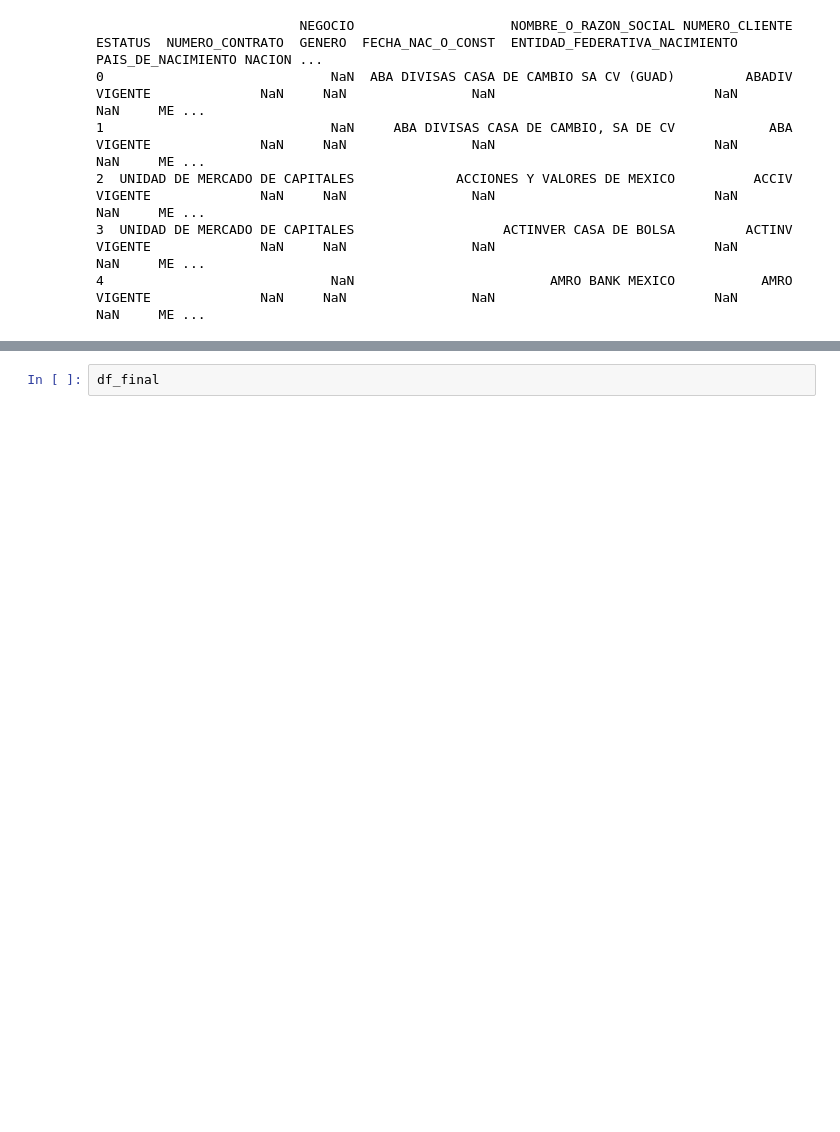
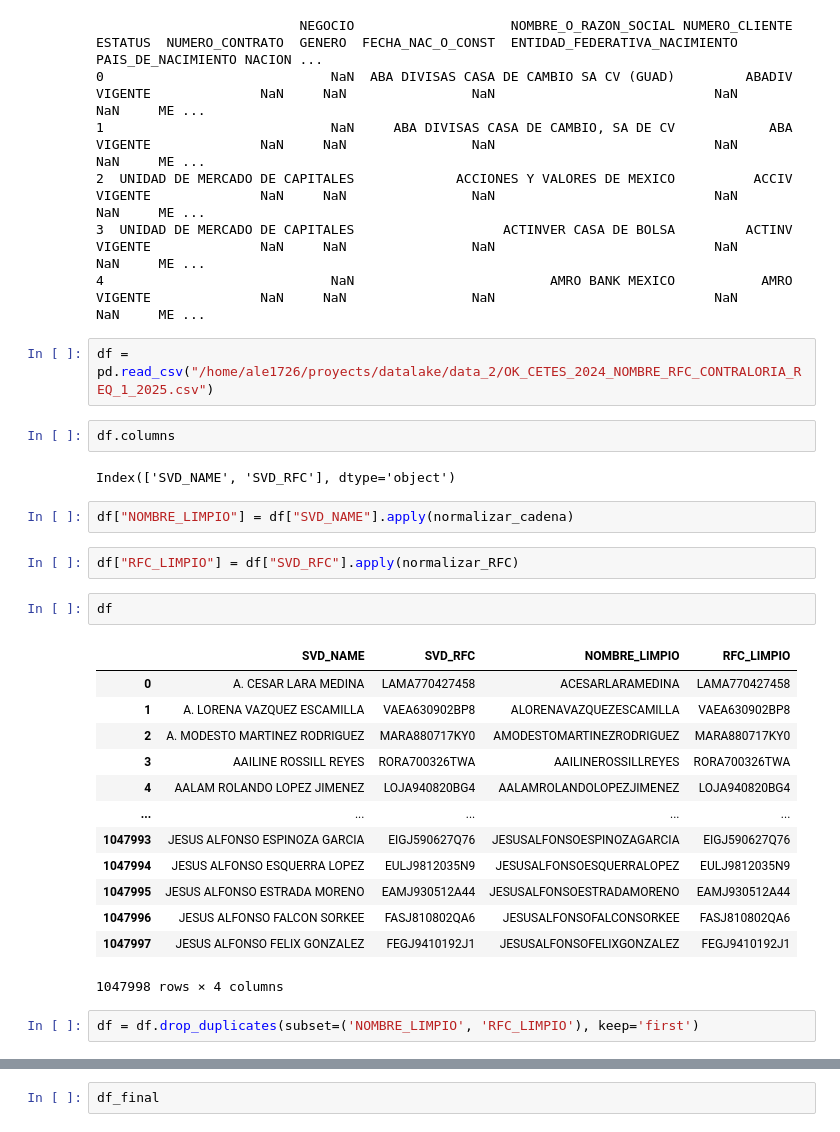
Before and after one commit to Ale1726/clientes_eda, a Jupyter notebook: tab_final.ipynb, the cells around one changed output, grey strips where cells are left out. Saved outputs shown, nothing was run; the diff lists cells and outputs as text; blank space fills up the shorter version.

```diff
--- a/tab_final.ipynb
+++ b/tab_final.ipynb
@@ -120,3 +120,31 @@ df_final = union_tablas_clientes(dataframes, "NOMBRE_O_RAZON_SOCIAL", "NUMERO_CL
 2  UNIDAD DE MERCADO DE CAPITALES             ACCIONES Y VALORES DE MEXICO          ACCIV  VIGENTE              NaN     NaN                NaN                            NaN                 NaN     ME ...
 3  UNIDAD DE MERCADO DE CAPITALES                   ACTINVER CASA DE BOLSA         ACTINV  VIGENTE              NaN     NaN                NaN                            NaN                 NaN     ME ...
 4                             NaN                         AMRO BANK MEXICO           AMRO  VIGENTE              NaN     NaN                NaN                            NaN                 NaN     ME ...
+# %%
+df = pd.read_csv("/home/ale1726/proyects/datalake/data_2/OK_CETES_2024_NOMBRE_RFC_CONTRALORIA_REQ_1_2025.csv")
+# %%
+df.columns
+# %% [output]
+Index(['SVD_NAME', 'SVD_RFC'], dtype='object')
+# %%
+df["NOMBRE_LIMPIO"] = df["SVD_NAME"].apply(normalizar_cadena)
+# %%
+df["RFC_LIMPIO"] = df["SVD_RFC"].apply(normalizar_RFC)
+# %%
+df
+# %% [output]
+|  | SVD_NAME | SVD_RFC | NOMBRE_LIMPIO | RFC_LIMPIO |
+| 0 | A. CESAR LARA MEDINA | LAMA770427458 | ACESARLARAMEDINA | LAMA770427458 |
+| 1 | A. LORENA VAZQUEZ ESCAMILLA | VAEA630902BP8 | ALORENAVAZQUEZESCAMILLA | VAEA630902BP8 |
+| 2 | A. MODESTO MARTINEZ RODRIGUEZ | MARA880717KY0 | AMODESTOMARTINEZRODRIGUEZ | MARA880717KY0 |
+| 3 | AAILINE ROSSILL REYES | RORA700326TWA | AAILINEROSSILLREYES | RORA700326TWA |
+| 4 | AALAM ROLANDO LOPEZ JIMENEZ | LOJA940820BG4 | AALAMROLANDOLOPEZJIMENEZ | LOJA940820BG4 |
+| ... | ... | ... | ... | ... |
+| 1047993 | JESUS ALFONSO ESPINOZA GARCIA | EIGJ590627Q76 | JESUSALFONSOESPINOZAGARCIA | EIGJ590627Q76 |
+| 1047994 | JESUS ALFONSO ESQUERRA LOPEZ | EULJ9812035N9 | JESUSALFONSOESQUERRALOPEZ | EULJ9812035N9 |
+| 1047995 | JESUS ALFONSO ESTRADA MORENO | EAMJ930512A44 | JESUSALFONSOESTRADAMORENO | EAMJ930512A44 |
+| 1047996 | JESUS ALFONSO FALCON SORKEE | FASJ810802QA6 | JESUSALFONSOFALCONSORKEE | FASJ810802QA6 |
+| 1047997 | JESUS ALFONSO FELIX GONZALEZ | FEGJ9410192J1 | JESUSALFONSOFELIXGONZALEZ | FEGJ9410192J1 |
+1047998 rows × 4 columns
+# %%
+df = df.drop_duplicates(subset=('NOMBRE_LIMPIO', 'RFC_LIMPIO'), keep='first')
```
Also changed, not shown: parts of 7 cells of this notebook, 6 other files.
